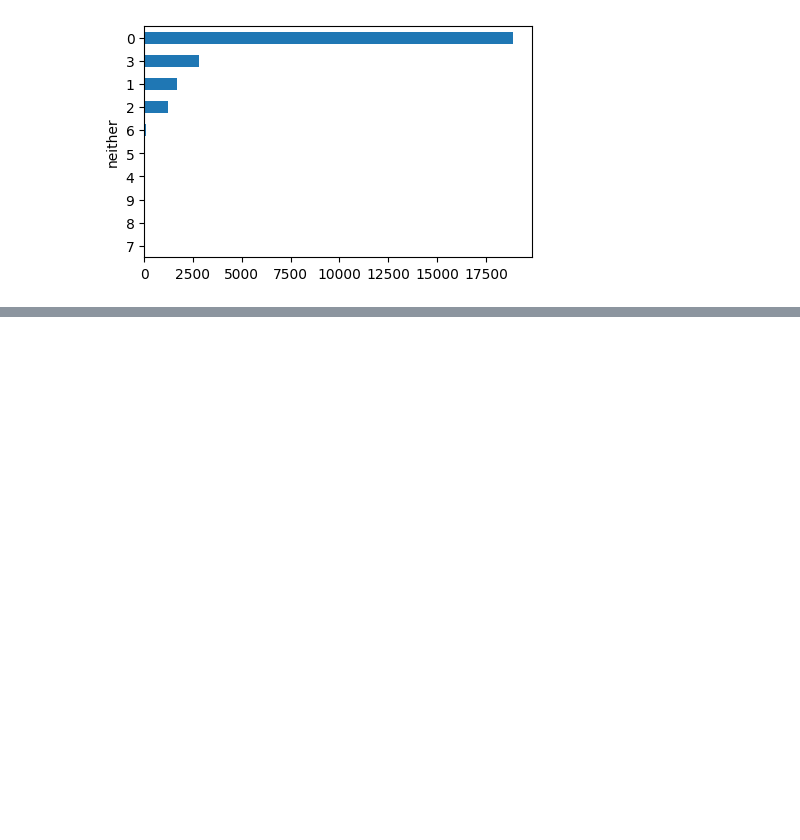
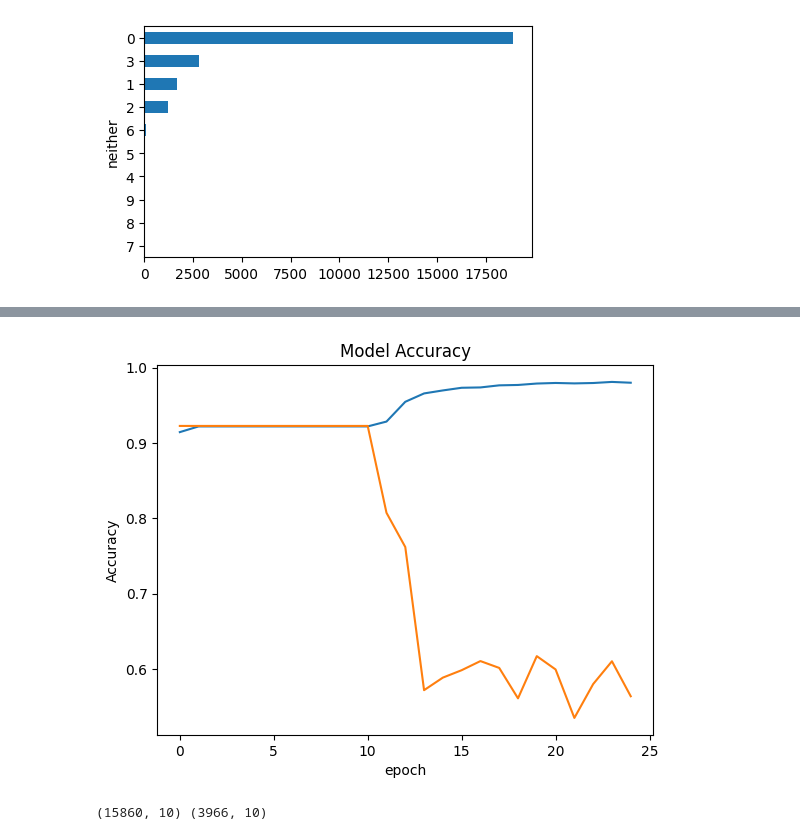
Before and after one commit to kalumay/Major, a Jupyter notebook: Untitled0.ipynb, the cells around one changed output, grey strips where cells are left out. Saved outputs shown, nothing was run; the diff lists cells and outputs as text; code cells hidden in the pictures; blank space fills up the shorter version.

```diff
--- a/Untitled0.ipynb
+++ b/Untitled0.ipynb
@@ -253,0 +366,35 @@ Class distributionCounter({1: 3842, 2: 853, 0: 262})
+# %%
+from keras.models import Sequential
+from keras.layers import Embedding, SpatialDropout1D, LSTM, Dense
+from keras.preprocessing.sequence import pad_sequences
+from keras.utils import to_categorical
+
+# Assuming x_train_array and x_valid_array are your tokenized and padded sequences
+# x_train_array = np.array(tokenizer.texts_to_sequences(x_train))
+ #x_valid_array = np.array(tokenizer.texts_to_sequences(x_valid))
+num_classes = 10
+y_train_categorical = to_categorical(y_train, num_classes=num_classes)
+y_valid_categorical = to_categorical(y_valid, num_classes=num_classes)
+
+# Padding sequences to a consistent length
+maxlen = 50
+x_train_padded = pad_sequences(x_train, padding='post', maxlen=maxlen)
+x_valid_padded = pad_sequences(x_valid, padding='post', maxlen=maxlen)
+
+# Convert to NumPy arrays
+x_train_array = np.array(x_train_padded)
+x_valid_array = np.array(x_valid_padded)
+
+model = Sequential()
+model.add(Embedding(232337, 100, input_length=maxlen))
+model.add(SpatialDropout1D(0.2))
+model.add(LSTM(20, dropout=0.2, recurrent_dropout=0.2))
+model.add(Dense(num_classes, activation='softmax'))
+
+# Compile the model
+model.compile(loss='categorical_crossentropy', optimizer='adam', metrics=['accuracy'])
+
+# Train the model
+epochs = 25
+batch_size = 64
+history = model.fit(x_train_array, y_train_categorical, validation_data=(x_valid_array, y_valid_categorical), epochs=epochs, batch_size=batch_size)
@@ -253,0 +419,15 @@ Class distributionCounter({1: 3842, 2: 853, 0: 262})
+# %%
+import matplotlib.pyplot as plt
+plt.plot(history.history['accuracy'], label='Training')
+plt.plot(history.history['val_accuracy'], label='Validation')
+plt.title('Model Accuracy')
+plt.ylabel('Accuracy')
+plt.xlabel('epoch')
+#plt.legend(['train'],loc='upper left')
+plt.show()
+# %% [output]
+[figure, added]
+# %%
+print(y_train_categorical.shape, y_valid_categorical.shape)
+# %% [output]
+(15860, 10) (3966, 10)
```
Also changed, not shown: parts of 17 cells of this notebook.
